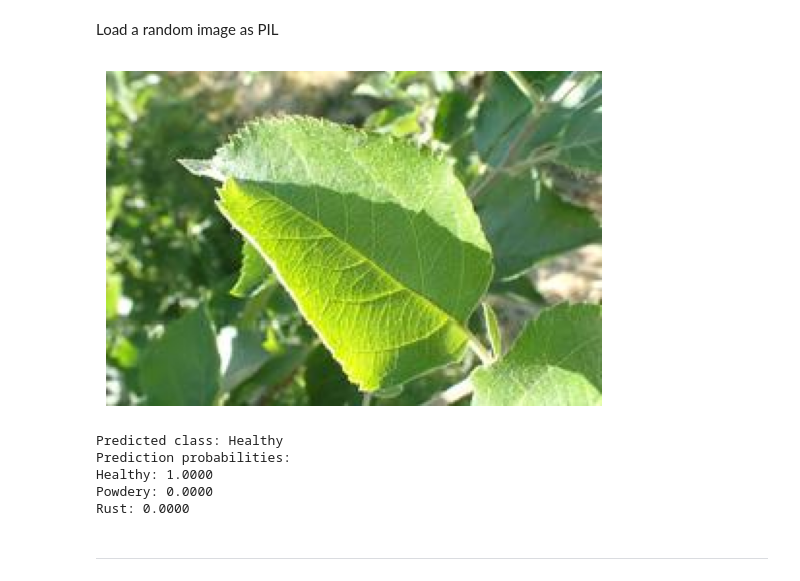
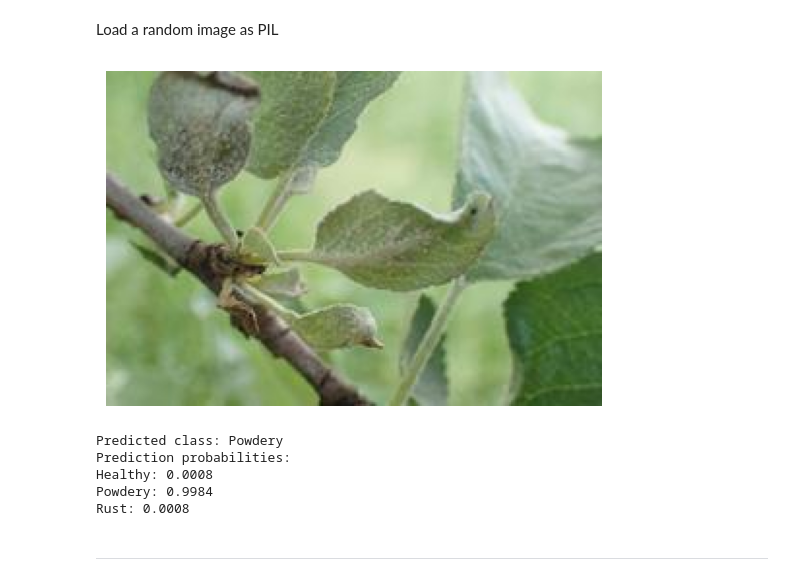
Before and after one commit to teman67/Plant-Disease-Classification-Project, a Jupyter notebook: jupyter_notebooks/03 - Modelling and Evaluating.ipynb, the cells around one changed output. Drawn from its saved outputs; the diff is of its cells as text; code cells hidden in the pictures.

```diff
--- a/jupyter_notebooks/03 - Modelling and Evaluating.ipynb
+++ b/jupyter_notebooks/03 - Modelling and Evaluating.ipynb
@@ -610,41 +610,41 @@ import matplotlib.pyplot as plt
 
 # Choose an image from the test set
 pointer = 47
-label_index = 0
+label_index = 1  #{'Healthy': 0, 'Powdery': 1, 'Rust': 2}
 label = labels[label_index]
 
 image_path = os.path.join(test_path, label, os.listdir(os.path.join(test_path, label))[pointer])
 
 # Load and display the image using Matplotlib
 img = image.load_img(image_path, target_size=image_shape, color_mode='rgb')
 plt.imshow(img)
 plt.axis('off')  # Hide axis labels
 plt.show()
 
 # Preprocess the image for prediction
 my_image = image.img_to_array(img)
 my_image = np.expand_dims(my_image, axis=0) / 255.0  # Normalize the pixel values
 
 # Make predictions
 predictions = model.predict(my_image)
 
 # Interpret predictions
 predicted_class_index = np.argmax(predictions[0])
 class_labels = ['Healthy', 'Powdery', 'Rust']
 predicted_class_label = class_labels[predicted_class_index]
 
 # Display the prediction
 print(f'Predicted class: {predicted_class_label}')
 print('Prediction probabilities:')
 for i, class_label in enumerate(class_labels):
     print(f'{class_label}: {predictions[0][i]:.4f}')
 # %% [output]
-[figure, old version]
+[figure, new version]
-Predicted class: Healthy
+Predicted class: Powdery
 Prediction probabilities:
-Healthy: 1.0000
-Powdery: 0.0000
-Rust: 0.0000
+Healthy: 0.0008
+Powdery: 0.9984
+Rust: 0.0008
 # %% [markdown]
 ---
 # %% [markdown]
```
